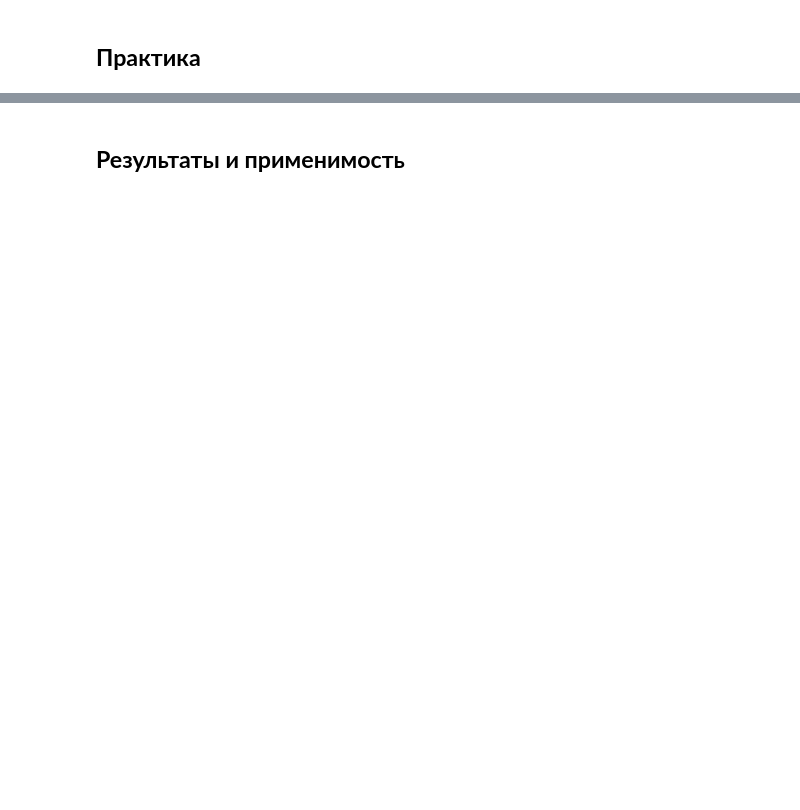
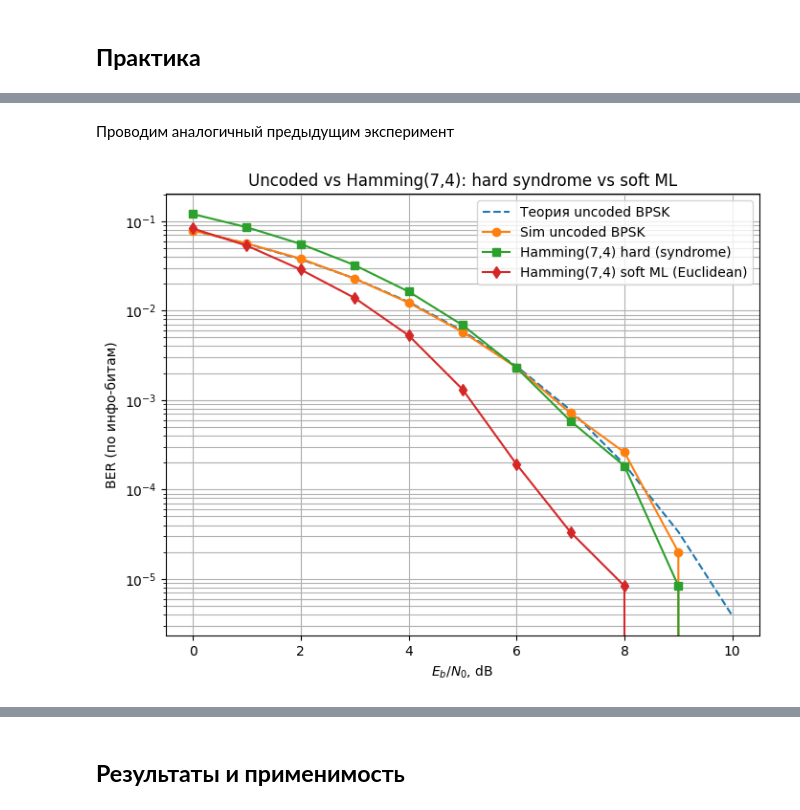
Before and after one commit to oncominglane/theory_of_information, a Jupyter notebook: essays/essay6.ipynb, the cells around one changed output, grey strips where cells are left out. Drawn from its saved outputs; the diff is of its cells as text; code cells hidden in the pictures; blank space fills up the shorter version.

```diff
--- a/essays/essay6.ipynb
+++ b/essays/essay6.ipynb
@@ -153,0 +573,15 @@
+# %%
+def _hamming74_build_codebook_bpsk():
+    """
+    Строит кодбук из 16 кодовых слов:
+      messages: (16,4) 0/1
+      code_bits: (16,7) 0/1
+      code_bpsk: (16,7) +/-1 (BPSK при Eb=1)
+    """
+    msgs = np.array([[ (m>>3)&1, (m>>2)&1, (m>>1)&1, m&1 ] for m in range(16)], dtype=np.int8)
+    c_bits, _ = hamming74_encode(msgs.reshape(-1))
+    c_bits = c_bits.reshape(16, 7).astype(np.int8)
+    c_bpsk = bpsk_modulate(c_bits.reshape(-1), Eb=1.0).reshape(16, 7).astype(float)
+    return msgs, c_bits, c_bpsk
+
+HAMMING74_MSGS, HAMMING74_CODEBITS, HAMMING74_CODEBPSK = _hamming74_build_codebook_bpsk()
@@ -153,0 +617,2 @@
+# %% [markdown]
+Проводим аналогичный предыдущим эксперимент
@@ -153,0 +665,28 @@
+# %%
+
+EbN0_dB_range = np.arange(0, 11, 1)
+rng = np.random.default_rng(42)
+
+# базовая линия (у тебя уже есть)
+EbN0_dB, ber_unc, ber_th = simulate_ber_uncoded_bpsk(EbN0_dB_range, n_bits_per_point=200_000, rng=rng)
+
+# Hamming(7,4)
+_, ber_ham_hard = simulate_ber_hamming74(EbN0_dB_range, n_info_bits_per_point=120_000, decoding="hard", rng=rng)
+_, ber_ham_ml   = simulate_ber_hamming74(EbN0_dB_range, n_info_bits_per_point=120_000, decoding="ml",   rng=rng)
+
+plt.figure(figsize=(8,6))
+
+plt.semilogy(EbN0_dB, ber_th, "--", label="Теория uncoded BPSK")
+plt.semilogy(EbN0_dB, ber_unc, "o-", label="Sim uncoded BPSK")
+
+plt.semilogy(EbN0_dB, ber_ham_hard, "s-", label="Hamming(7,4) hard (syndrome)")
+plt.semilogy(EbN0_dB, ber_ham_ml,   "d-", label="Hamming(7,4) soft ML (Euclidean)")
+
+plt.grid(True, which="both")
+plt.xlabel(r"$E_b/N_0$, dB")
+plt.ylabel("BER (по инфо-битам)")
+plt.title("Uncoded vs Hamming(7,4): hard syndrome vs soft ML")
+plt.legend()
+plt.show()
+# %% [output]
+[figure, added]
```
Also changed, not shown: parts of 68 cells of this notebook.
